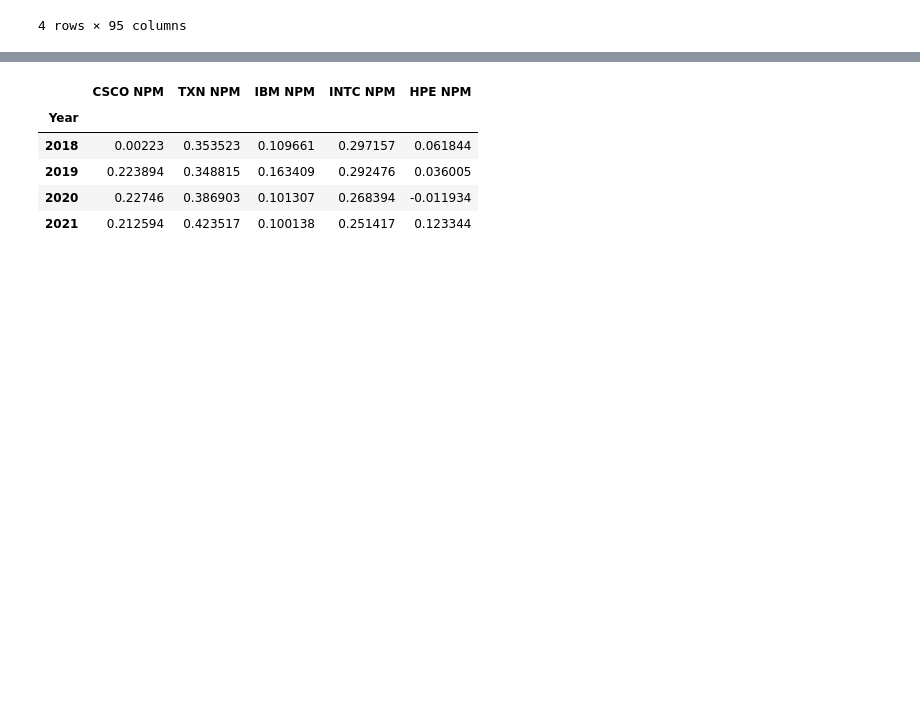
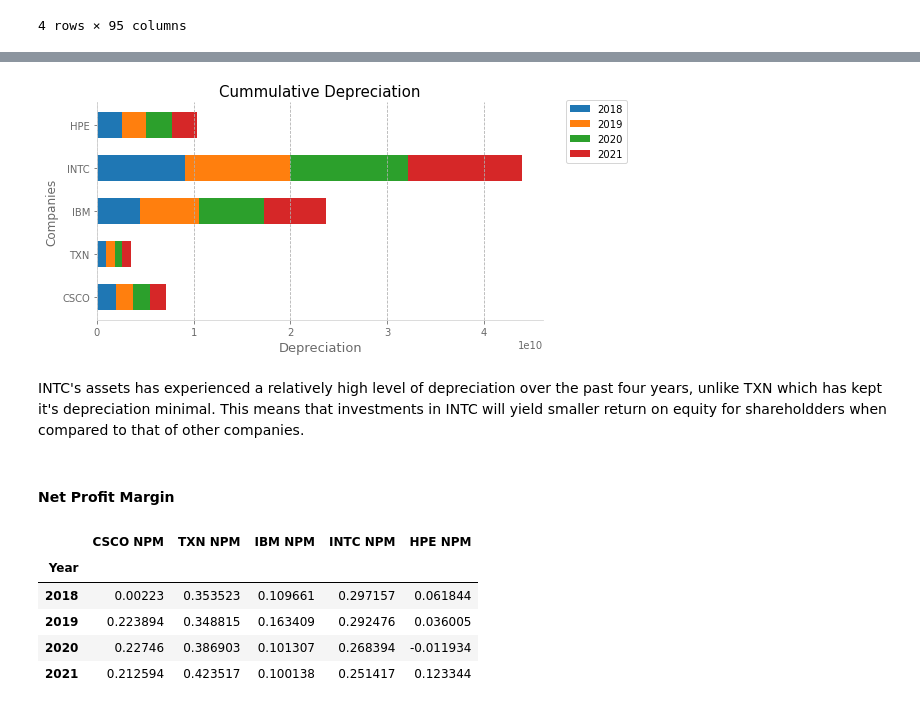
Before and after one commit to ocanthony4real/Financial-Analysis-of-Top-5-American-Electronic-Manufacturing-Companies, a Jupyter notebook: Python_Project_1.ipynb, the cells around one changed output, grey strips where cells are left out. Cells and saved outputs as stored; diff of their text form; code cells hidden in the pictures; blank space fills up the shorter version.

```diff
--- a/Python_Project_1.ipynb
+++ b/Python_Project_1.ipynb
@@ -128,0 +199,45 @@ Net_Profit_Margin = pd.DataFrame()
+# %%
+v = Deprec.iloc[0].to_numpy()
+w = Deprec.iloc[1].to_numpy()
+x = Deprec.iloc[2].to_numpy()
+y = Deprec.iloc[3].to_numpy()
+#assign rows of the data frame (deprec)
+
+fig, ax = plt.subplots( figsize=(8,4))
+#create empty figure
+
+ax.barh(comp_list, v, label = '2018', height = 0.6)
+ax.barh(comp_list, w, left = v, label = '2019', height = 0.6)
+ax.barh(comp_list, x, left = v+w, label = '2020', height = 0.6)
+ax.barh(comp_list, y, left = v+w+x, label = '2021', height = 0.6)
+
+ax.xaxis.grid(linestyle = '--')    #set vertical line style for the x axis
+
+ax.set_ylabel("Companies", fontsize = 12, color = 'dimgray')
+
+ax.set_xlabel("Depreciation", fontsize = 13, color = 'dimgray')
+
+ax.set_title("Cummulative Depreciation", fontsize = 15, color = 'k')
+
+
+for pos in ['right', 'top']:
+    ax.spines[pos].set_visible(False)
+#remove the right and top spines
+
+for pos in ['left', 'bottom']:
+    ax.spines[pos].set_color('lightgrey')
+#change color of left and bottom spines
+
+for pos in ['x', 'y']:
+    ax.tick_params(pos, colors = 'dimgray')
+#change color of the x and y ticks
+
+ax.legend(loc = (1.05, 0.72))
+
+plt.show()
+# %% [output]
+[figure, added]
+# %% [markdown]
+INTC's assets has experienced a relatively high level of depreciation over the past four years, unlike TXN which has kept it's depreciation minimal. This means that investments in INTC will yield smaller return on equity for shareholdders when compared to that of other companies.
+# %% [markdown]
+#### Net Profit Margin
```
Also changed, not shown: parts of 58 cells of this notebook.
